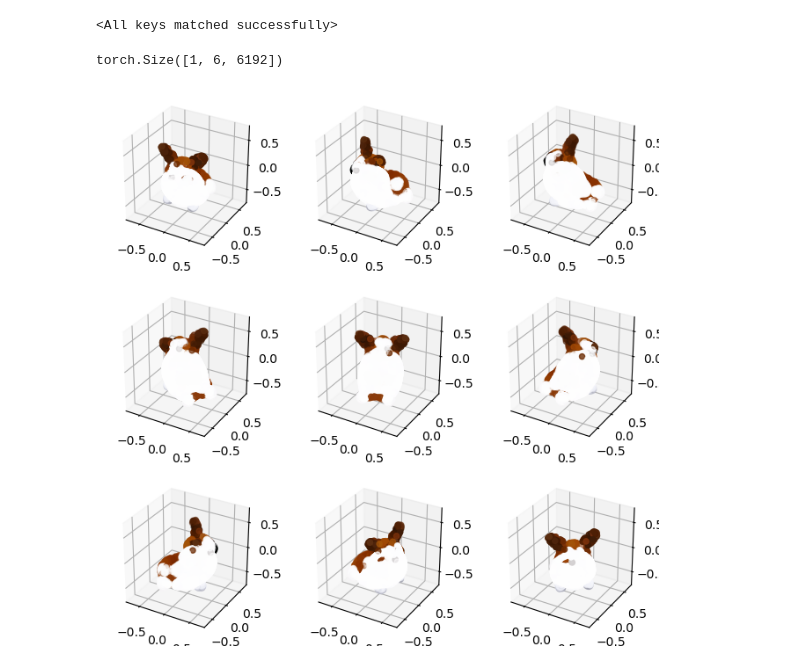
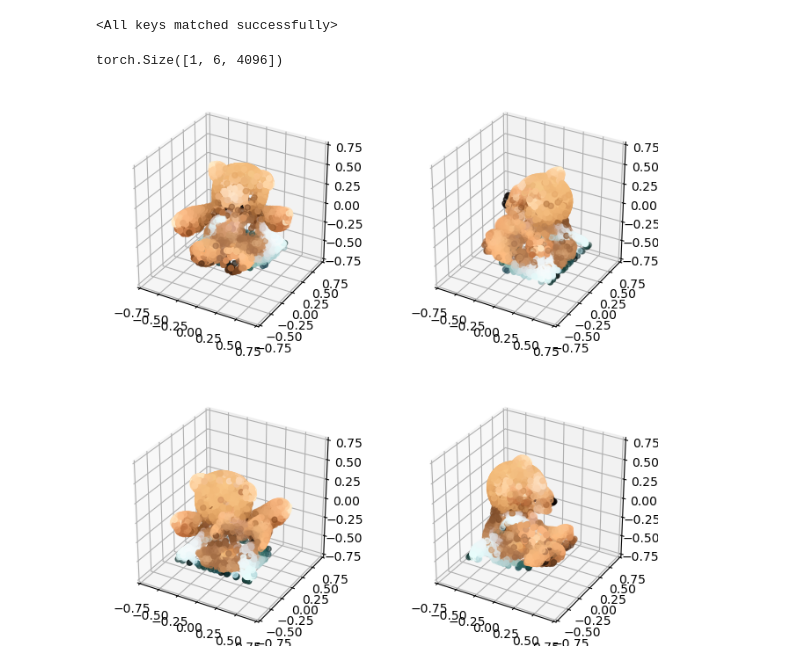
Before and after one commit to webaverse/point-e, a Jupyter notebook: point_e/examples/stablediffusion2pointcloud.ipynb, the cells around one changed output. Cells and saved outputs as stored; diff of their text form; code cells hidden in the pictures.

Commit message:
stable diffusion 2 works too

```diff
--- a/point_e/examples/stablediffusion2pointcloud.ipynb
+++ b/point_e/examples/stablediffusion2pointcloud.ipynb
@@ -17,8 +19,8 @@ from diffusers import StableDiffusionPipeline, DPMSolverMultistepScheduler
 
 # GLIDE 3B has been used // StableDiffusion 2 trained on LAION-5B
 pipe = StableDiffusionPipeline.from_pretrained(
-    "CompVis/stable-diffusion-v1-4",
-    # "stabilityai/stable-diffusion-2-1", # 8GB VRAM are not sufficient lol
+    #"CompVis/stable-diffusion-v1-4",
+    "stabilityai/stable-diffusion-2-1",
     torch_dtype=torch.float16,
 ).to(device)
 
@@ -29,6 +31,6 @@ pipe.enable_attention_slicing()
 pipe.scheduler = DPMSolverMultistepScheduler.from_config(pipe.scheduler.config)
 pipe = pipe.to("cuda")
 
-prompt = "a corgi"
-prompt_details = " solid white background, full body centered front camera view, blender render, high resolution, standard light"
+prompt = "a teddy bear"
+prompt_details = ", solid white background, full body centered front camera view, blender render, high resolution, standard light, no reflections"
 generated_image = pipe(prompt + prompt_details).images[0]
@@ -48,9 +53,9 @@ torch.cuda.empty_cache()
 # %% [markdown]
 ### img-to-pointcloud
 # %%
-base_name = 'base40M' # use base300M or base1B for better results
+base_name = 'base300M' # base40M, use base300M or base1B for better results
 n_points = 1024
-final_n_points = 6192
+final_n_points = 4096
 MODEL_CONFIGS[base_name]["n_ctx"] = n_points
 MODEL_CONFIGS["upsample"]["n_ctx"] = final_n_points - n_points
 
@@ -92,9 +97,9 @@ for x in tqdm(sampler.sample_batch_progressive(batch_size=1, model_kwargs=dict(i
 # %%
 samples.shape
 # %% [output]
-torch.Size([1, 6, 6192])
+torch.Size([1, 6, 4096])
 # %%
 pc = sampler.output_to_point_clouds(samples)[0]
-fig = plot_point_cloud(pc, grid_size=3, fixed_bounds=((-0.75, -0.75, -0.75),(0.75, 0.75, 0.75)))
+fig = plot_point_cloud(pc, grid_size=2, fixed_bounds=((-0.75, -0.75, -0.75),(0.75, 0.75, 0.75)))
 # %% [output]
-[figure, old version]
+[figure, new version]
```
Also changed, not shown: parts of 6 cells of this notebook.
